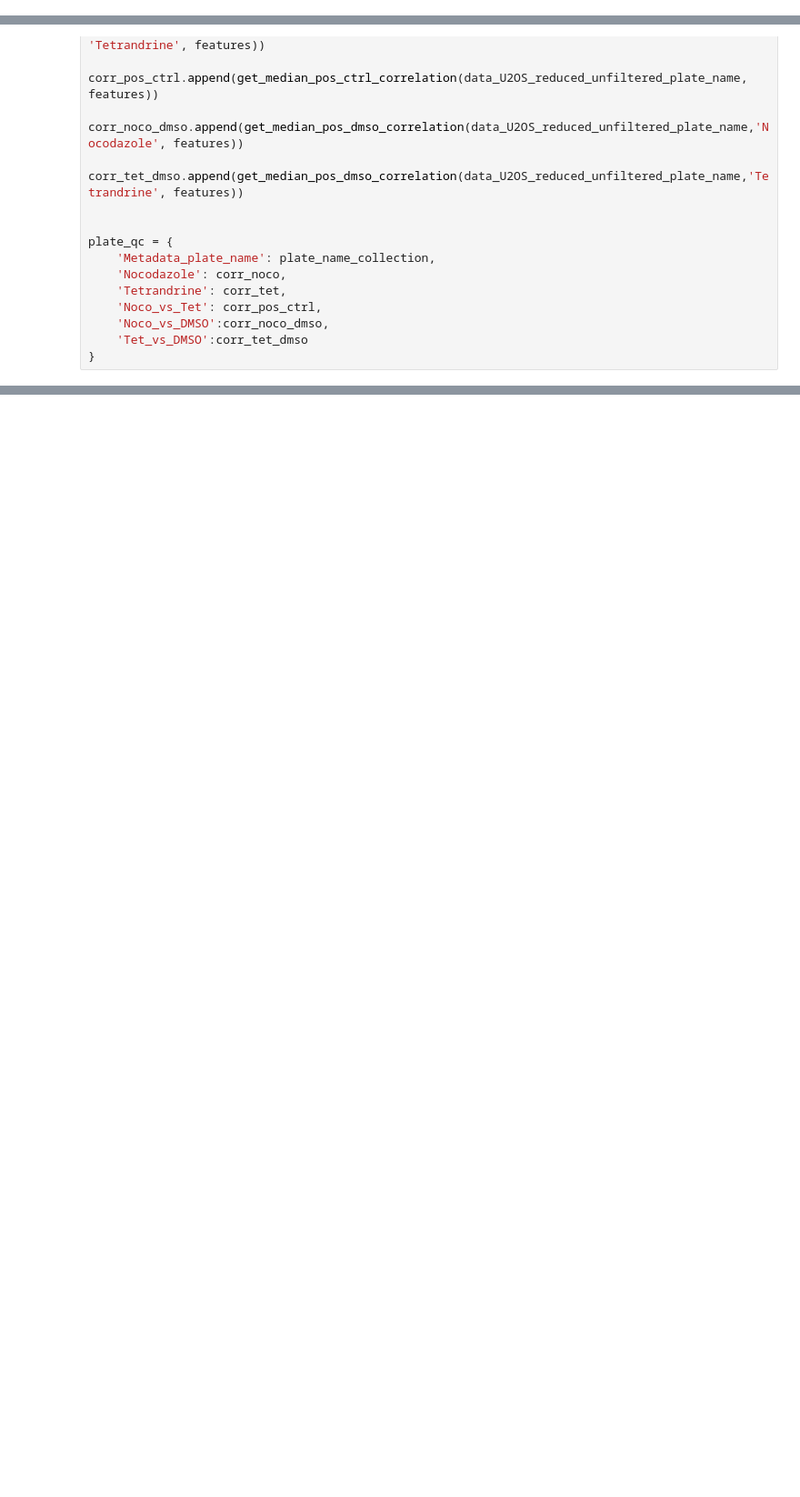
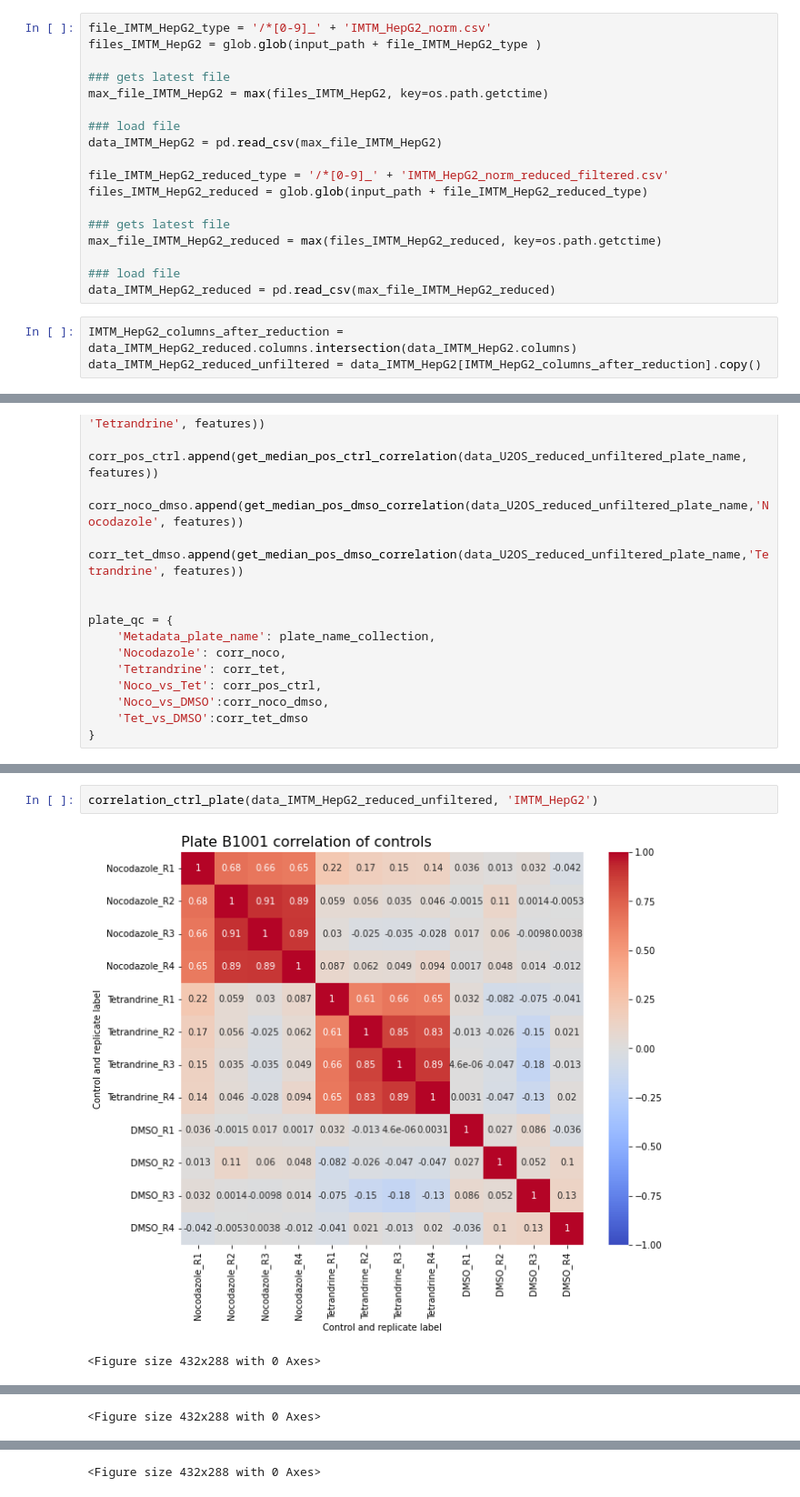
Before and after one commit to schmiedc/EU-OS_bioactives, a Jupyter notebook: Revision/Correlation_PosControls/Correlation_PosControls.ipynb, the cells around one changed output, grey strips where cells are left out. Shown at 91% size. Cells and saved outputs as stored; diff of their text form; blank space fills up the shorter version.

```diff
--- a/Revision/Correlation_PosControls/Correlation_PosControls.ipynb
+++ b/Revision/Correlation_PosControls/Correlation_PosControls.ipynb
@@ -51,0 +77,21 @@ data_U2OS_reduced_unfiltered = data_U2OS[columns_after_reduction].copy()
+# %%
+file_IMTM_HepG2_type = '/*[0-9]_' + 'IMTM_HepG2_norm.csv'
+files_IMTM_HepG2 = glob.glob(input_path + file_IMTM_HepG2_type )
+
+### gets latest file
+max_file_IMTM_HepG2 = max(files_IMTM_HepG2, key=os.path.getctime)
+
+### load file
+data_IMTM_HepG2 = pd.read_csv(max_file_IMTM_HepG2)
+
+file_IMTM_HepG2_reduced_type = '/*[0-9]_' + 'IMTM_HepG2_norm_reduced_filtered.csv'
+files_IMTM_HepG2_reduced = glob.glob(input_path + file_IMTM_HepG2_reduced_type)
+
+### gets latest file
+max_file_IMTM_HepG2_reduced = max(files_IMTM_HepG2_reduced, key=os.path.getctime)
+
+### load file
+data_IMTM_HepG2_reduced = pd.read_csv(max_file_IMTM_HepG2_reduced)
+# %%
+IMTM_HepG2_columns_after_reduction = data_IMTM_HepG2_reduced.columns.intersection(data_IMTM_HepG2.columns)
+data_IMTM_HepG2_reduced_unfiltered = data_IMTM_HepG2[IMTM_HepG2_columns_after_reduction].copy()
@@ -290,0 +310,5 @@ dtype: float64
+# %%
+correlation_ctrl_plate(data_IMTM_HepG2_reduced_unfiltered, 'IMTM_HepG2')
+# %% [output]
+[figure, added]
+<Figure size 432x288 with 0 Axes>
@@ -290,0 +316 @@ dtype: float64
+<Figure size 432x288 with 0 Axes>
@@ -290,0 +318 @@ dtype: float64
+<Figure size 432x288 with 0 Axes>
```
Also changed, not shown: parts of 25 cells of this notebook.
